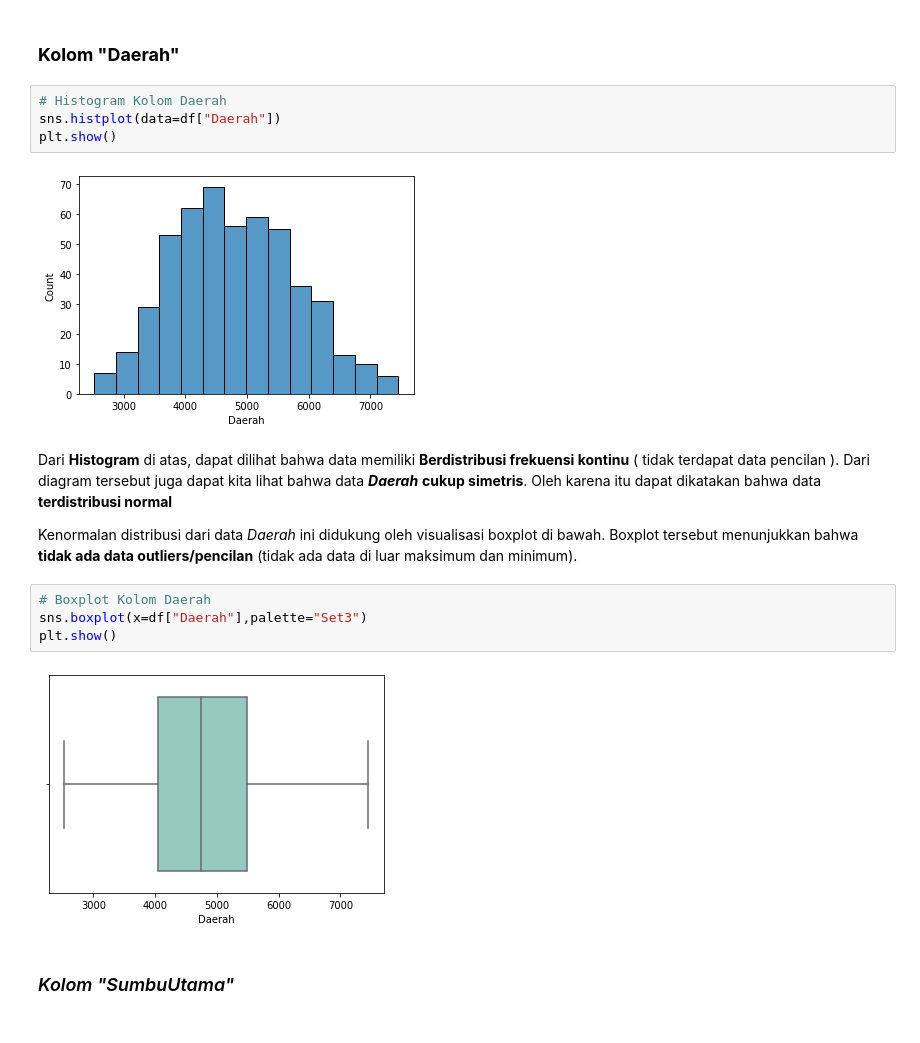
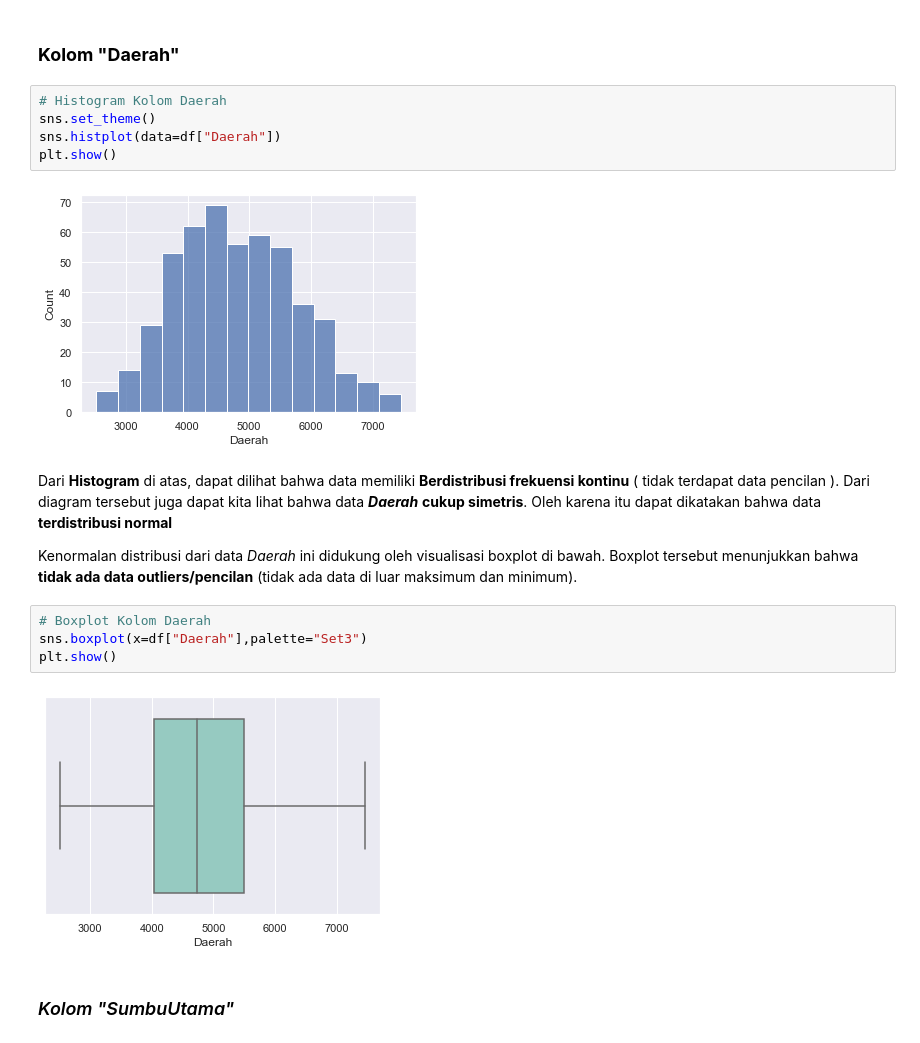
Before and after one commit to kevinkatsura/Tugas-Besar-IF2220-Probabilitas-dan-Statistika, a Jupyter notebook: 2.ipynb, the cells around one changed output. Drawn from its saved outputs; the diff is of its cells as text.

```diff
--- a/2.ipynb
+++ b/2.ipynb
@@ -18,10 +18,11 @@ df = df.drop(["Id","Kelas"], axis=1)
 ### **Kolom "Daerah"**
 # %%
 # Histogram Kolom Daerah
+sns.set_theme()
 sns.histplot(data=df["Daerah"])
 plt.show()
 # %% [output]
-[figure, old version]
+[figure, new version]
 # %% [markdown]
 Dari **Histogram** di atas, dapat dilihat bahwa data memiliki **Berdistribusi frekuensi kontinu** ( tidak terdapat data pencilan ). Dari diagram tersebut juga dapat kita lihat bahwa data ***Daerah*** **cukup simetris**. Oleh karena itu dapat dikatakan bahwa data **terdistribusi normal**
 
@@ -31,7 +32,7 @@ Kenormalan distribusi dari data *Daerah* ini didukung oleh visualisasi boxplot d
 sns.boxplot(x=df["Daerah"],palette="Set3")
 plt.show()
 # %% [output]
-[figure, old version]
+[figure, new version]
 # %% [markdown]
 ### *Kolom "SumbuUtama"*
 # %%
```
Also changed, not shown: parts of 18 cells of this notebook, 1 other file.
